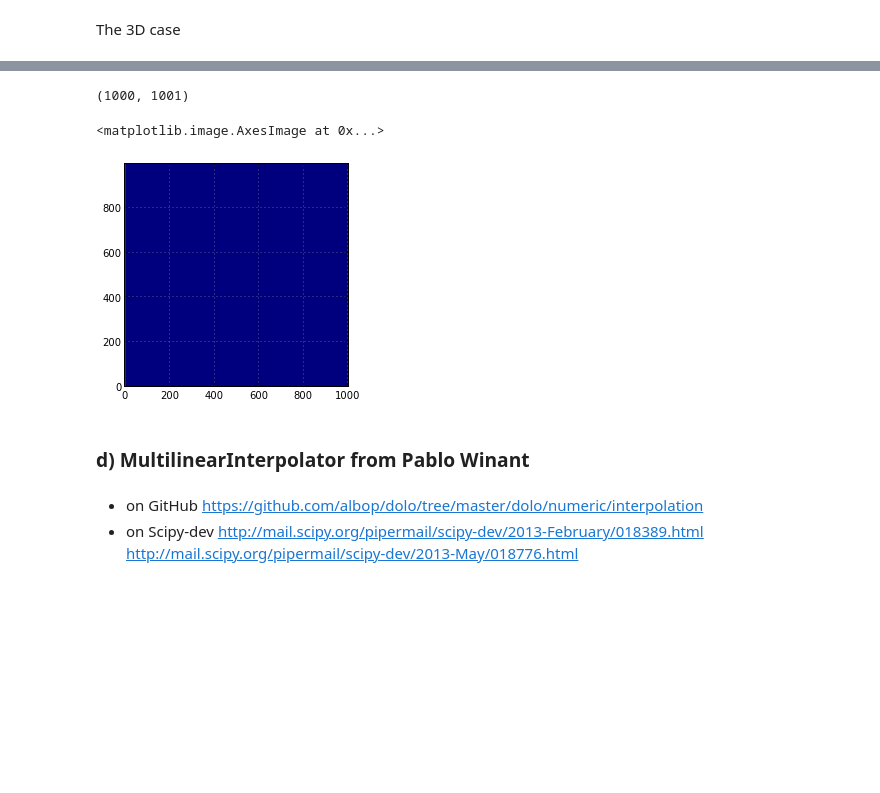
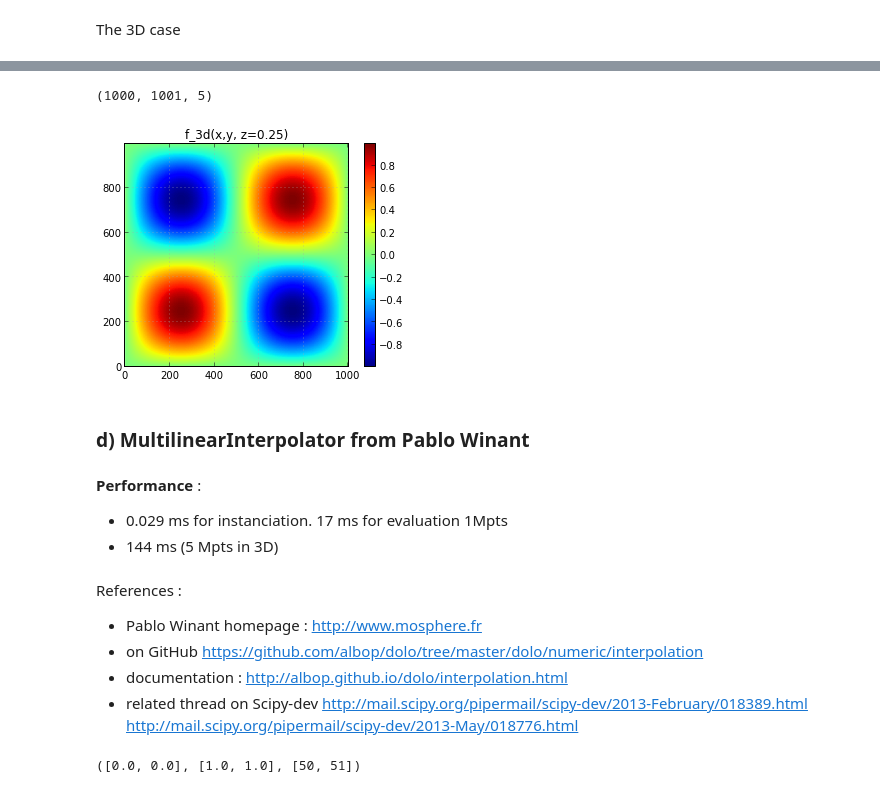
Before and after one commit to pierre-haessig/stodynprog, a Jupyter notebook: linear_interp_benchmark.ipynb, the cells around one changed output, grey strips where cells are left out. Drawn from its saved outputs; the diff is of its cells as text; code cells hidden in the pictures; blank space fills up the shorter version.

```diff
--- a/linear_interp_benchmark.ipynb
+++ b/linear_interp_benchmark.ipynb
@@ -86,7 +87,7 @@ Notice how each routine has its special way (API) to
 Ninterp = 1000
 xinterp = np.linspace(0,1, Ninterp)
 yinterp = np.linspace(0,1, Ninterp+1) # use a slighly different size to check differences
-zinterp = np.linspace(0,1, Ninterp+2)
+zinterp = np.linspace(0,1, 5) # small dimension to avoid size explosion
 # %% [markdown]
 ### a) LinearNDInterpolator
 # %% [markdown]
@@ -153,3 +154,3 @@ Wall time: 45.73 s
 # %%
-f_3d_grid = f_3d_interp(xinterp.reshape(-1,1,1), 0.25, 0.25)
+f_3d_interp_grid = f_3d_interp(xinterp.reshape(-1,1,1), 0.25, 0.25)
 # %%
@@ -229,10 +233,10 @@ plt.jet()
 The 3D case
 # %%
 # Prepare the coordinates to evaluate the array on :
-points_x, points_y = np.broadcast_arrays(xinterp.reshape(-1,1), yinterp)
+points_x, points_y, points_z = np.broadcast_arrays(xinterp.reshape(-1,1,1), yinterp.reshape(1,-1,1), zinterp)
 coord = np.vstack((points_x.flatten()*(len(xgrid)-1), # a weird formula !
                    points_y.flatten()*(len(ygrid)-1),
-                   np.ones(points_x.size)*0.25
+                   points_z.flatten()*(len(zgrid)-1)
                    ))
 coord.shape
 # %% [output]
@@ -247,16 +251,27 @@ f_3d_interp = f_3d_interp.reshape(len(xinterp), len(yinterp))
 # %%
 f_3d_interp = map_coordinates(f_3d_grid, coord, order=1)
-f_3d_interp = f_3d_interp.reshape(len(xinterp), len(yinterp))
+f_3d_interp = f_3d_interp.reshape(len(xinterp), len(yinterp), len(zinterp))
 f_3d_interp.shape
 # %% [output]
-(1000, 1001)
+(1000, 1001, 5)
-# %%
-imshow(f_3d_interp) # Looks wrong !!
-# %% [output]
-<matplotlib.image.AxesImage at 0x...>
-[figure, removed]
+# %%
+n_z = 1
+imshow(f_3d_interp[:,:,n_z])
+title('f_3d(x,y, z={:.2f})'.format(zinterp[n_z]))
+colorbar();
+# %% [output]
+[figure, added]
 # %% [markdown]
 ### d) MultilinearInterpolator from Pablo Winant
+# %% [markdown]
+**Performance** :
+
+* 0.029 ms for instanciation. 17 ms for evaluation 1Mpts
+* 144 ms (5 Mpts in 3D)
 # %% [markdown]
+References :
+
+* Pablo Winant homepage : http://www.mosphere.fr
 * on GitHub https://github.com/albop/dolo/tree/master/dolo/numeric/interpolation
-* on Scipy-dev http://mail.scipy.org/pipermail/scipy-dev/2013-February/018389.html http://mail.scipy.org/pipermail/scipy-dev/2013-May/018776.html
+* documentation : http://albop.github.io/dolo/interpolation.html
+* related thread on Scipy-dev http://mail.scipy.org/pipermail/scipy-dev/2013-February/018389.html http://mail.scipy.org/pipermail/scipy-dev/2013-May/018776.html
@@ -264,0 +278,8 @@ imshow(f_3d_interp) # Looks wrong !!
+# %%
+smin = [xgrid[0], ygrid[0]]
+smax = [xgrid[-1], ygrid[-1]]
+orders = [len(xgrid), len(ygrid)]
+
+print(smin, smax, orders)
+# %% [output]
+([0.0, 0.0], [1.0, 1.0], [50, 51])
```
Also changed, not shown: parts of 27 cells of this notebook, 3 other files.
